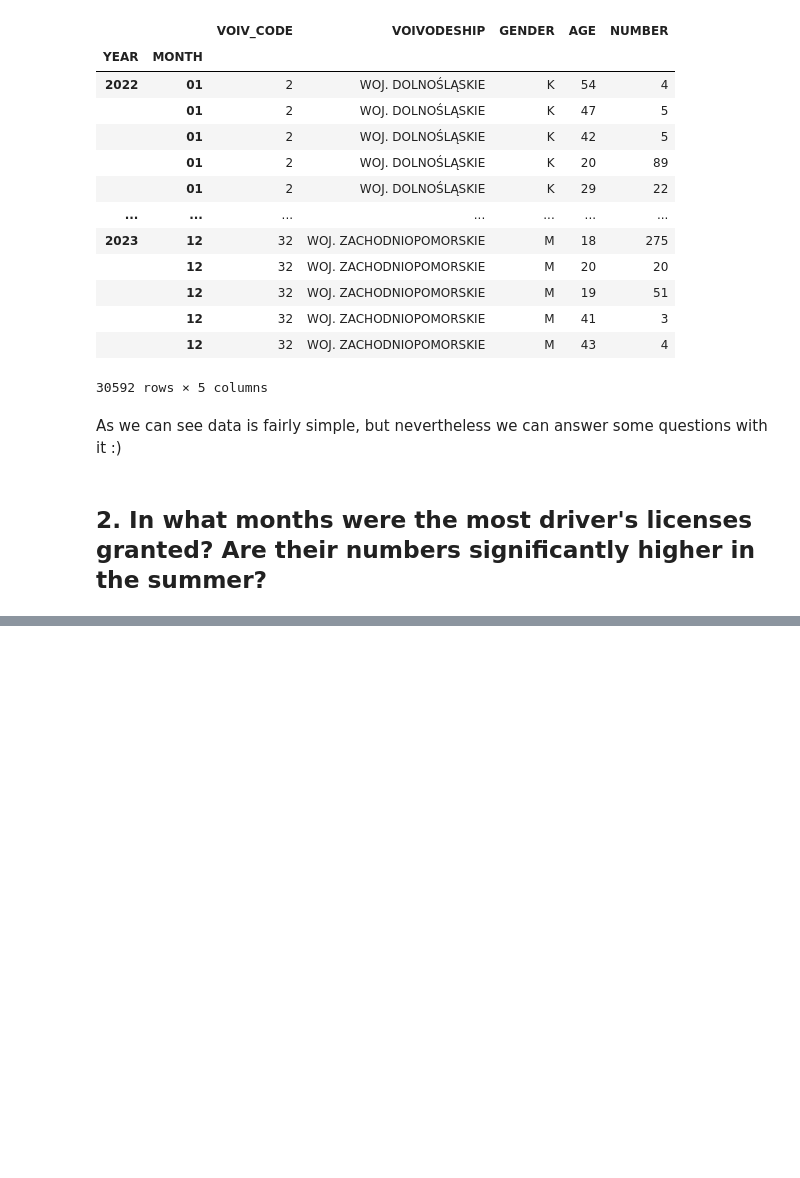
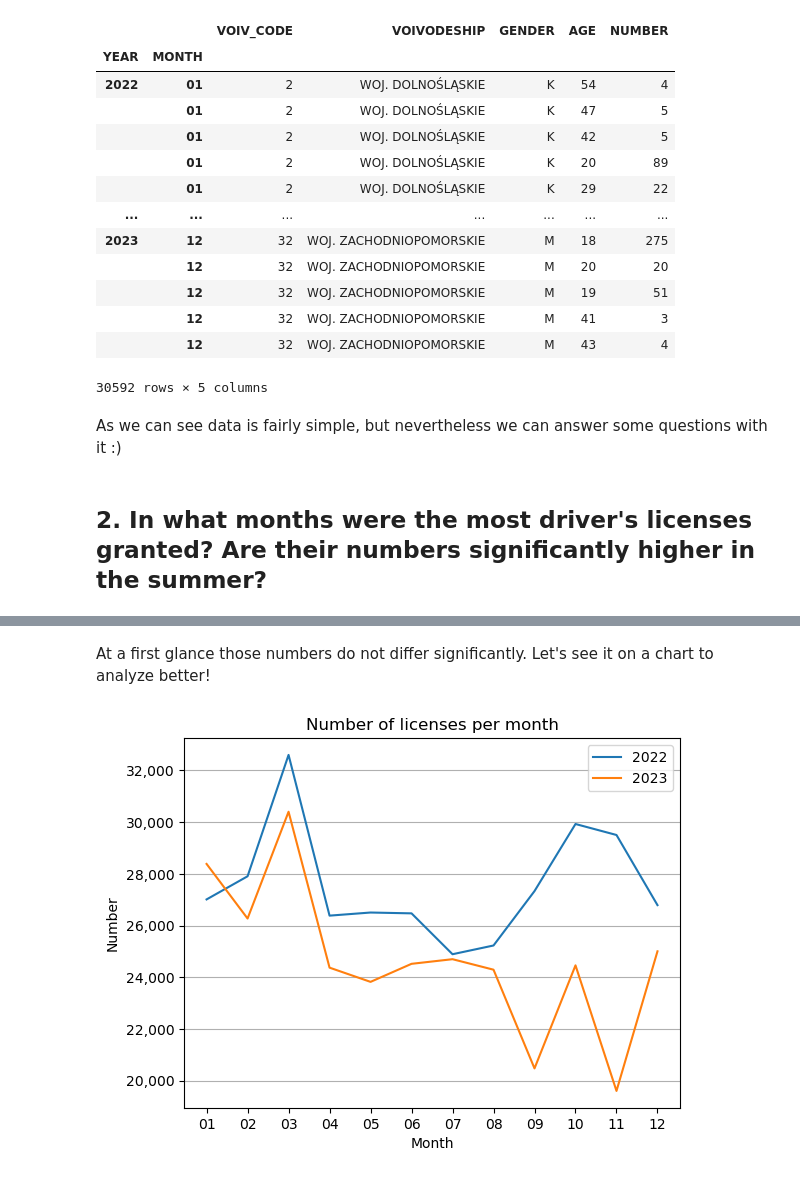
Before and after one commit to izabelakolodziejska/driver_license_analysis, a Jupyter notebook: analysis.ipynb, the cells around one changed output, grey strips where cells are left out. Cells and saved outputs as stored; diff of their text form; code cells hidden in the pictures; blank space fills up the shorter version.

Commit message:
chart added

```diff
--- a/analysis.ipynb
+++ b/analysis.ipynb
@@ -71,9 +72,5 @@ As we can see data is fairly simple, but nevertheless we can answer some questio
 # %% [markdown]
 ## 2. In what months were the most driver's licenses granted? Are their numbers significantly higher in the summer?
 # %%
-num_months_1 = df_2022.groupby('DATA_MC')['LICZBA'].sum().to_frame()
-num_months_1 = num_months_1.reset_index()
-num_months_2 = df_2023.groupby('DATA_MC')['LICZBA'].sum().to_frame()
-num_months_2 = num_months_2.reset_index()
-num_months_1.rename(columns = {'DATA_MC':'MONTH', 'LICZBA':'NUMBER_OF_LICENSES'}, inplace = True)
-num_months_2.rename(columns = {'DATA_MC':'MONTH', 'LICZBA':'NUMBER_OF_LICENSES'}, inplace = True)
+num_months = df.groupby(['YEAR', 'MONTH'])['NUMBER'].sum().to_frame()
+num_months
@@ -79,0 +96,19 @@ num_months_2.rename(columns = {'DATA_MC':'MONTH', 'LICZBA':'NUMBER_OF_LICENSES'}
+# %% [markdown]
+At a first glance those numbers do not differ significantly. Let's see it on a chart to analyze better!
+# %%
+#resreting index for easier plotting
+num_months.reset_index(inplace=True)
+
+for year in num_months['YEAR'].unique():
+    subset = num_months[num_months['YEAR'] == year]
+    plt.plot(subset['MONTH'], subset['NUMBER'], label=year)
+
+plt.legend()
+plt.title('Number of licenses per month')
+plt.xlabel('Month')
+plt.ylabel('Number')
+plt.grid(axis='y')
+plt.gca().yaxis.set_major_formatter(ticker.FuncFormatter(lambda x, pos: f'{x:,.0f}'))
+plt.show()
+# %% [output]
+[figure, added]
```
Also changed, not shown: parts of 3 cells of this notebook.
